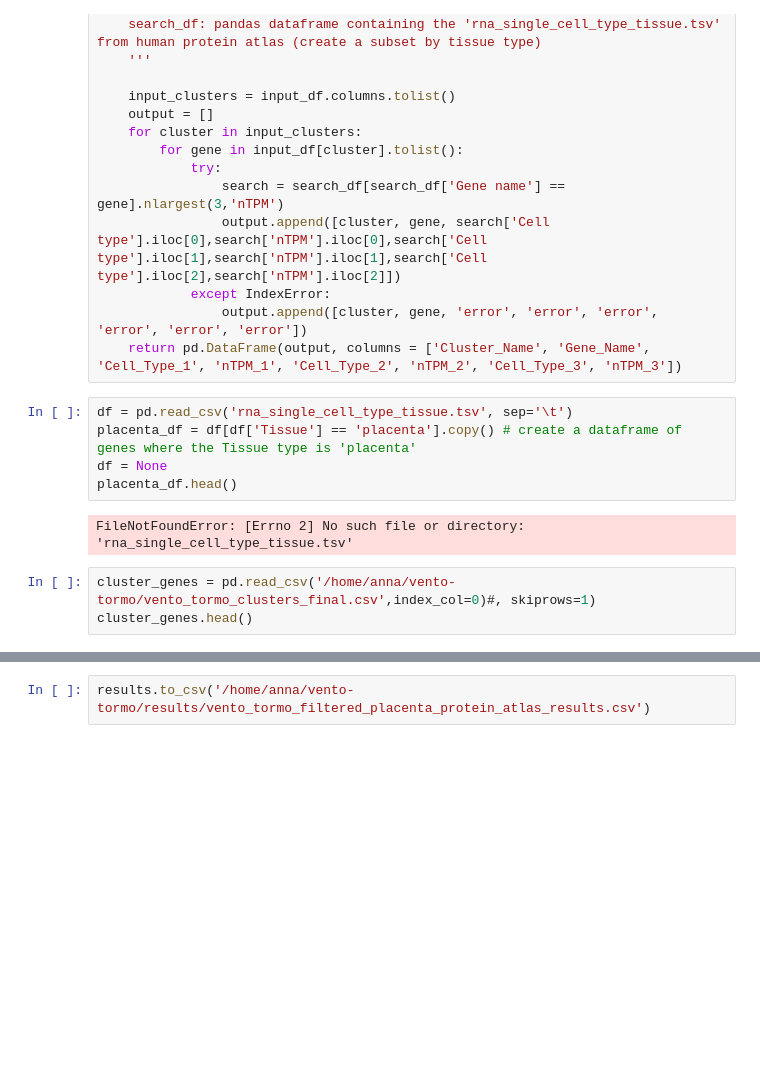
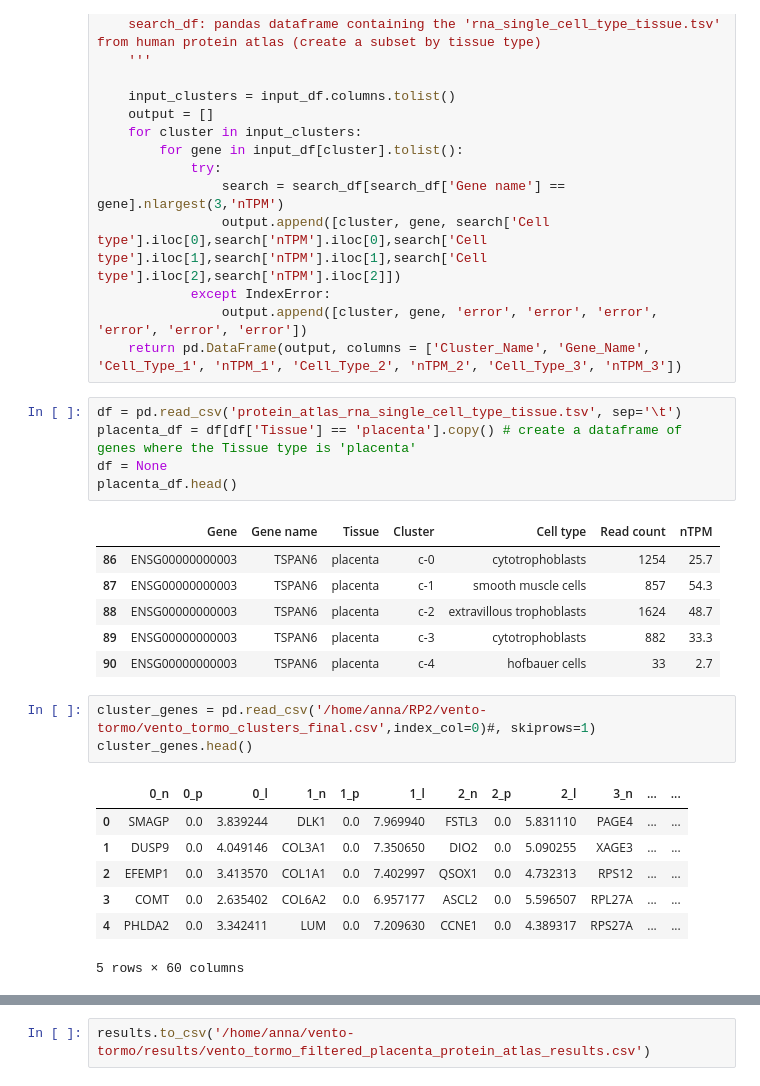
Before and after one commit to annarose13/Functional_Modelling_of_Melatonin_Action_in_the_Placenta, a Jupyter notebook: First_Trimester_scRNAseq_Analysis.ipynb, the cells around one changed output, grey strips where cells are left out. Saved outputs shown, nothing was run; the diff lists cells and outputs as text; blank space fills up the shorter version.

Commit message:
Final Vento-Tormo Data Analysis

```diff
--- a/First_Trimester_scRNAseq_Analysis.ipynb
+++ b/First_Trimester_scRNAseq_Analysis.ipynb
@@ -261,15 +245,28 @@ def gene_lookup(input_df, search_df):
                 output.append([cluster, gene, 'error', 'error', 'error', 'error', 'error', 'error'])
     return pd.DataFrame(output, columns = ['Cluster_Name', 'Gene_Name', 'Cell_Type_1', 'nTPM_1', 'Cell_Type_2', 'nTPM_2', 'Cell_Type_3', 'nTPM_3'])
 # %%
-df = pd.read_csv('rna_single_cell_type_tissue.tsv', sep='\t')
+df = pd.read_csv('protein_atlas_rna_single_cell_type_tissue.tsv', sep='\t')
 placenta_df = df[df['Tissue'] == 'placenta'].copy() # create a dataframe of genes where the Tissue type is 'placenta'
 df = None
 placenta_df.head()
 # %% [output]
-FileNotFoundError: [Errno 2] No such file or directory: 'rna_single_cell_type_tissue.tsv'
+|  | Gene | Gene name | Tissue | Cluster | Cell type | Read count | nTPM |
+| 86 | ENSG00000000003 | TSPAN6 | placenta | c-0 | cytotrophoblasts | 1254 | 25.7 |
+| 87 | ENSG00000000003 | TSPAN6 | placenta | c-1 | smooth muscle cells | 857 | 54.3 |
+| 88 | ENSG00000000003 | TSPAN6 | placenta | c-2 | extravillous trophoblasts | 1624 | 48.7 |
+| 89 | ENSG00000000003 | TSPAN6 | placenta | c-3 | cytotrophoblasts | 882 | 33.3 |
+| 90 | ENSG00000000003 | TSPAN6 | placenta | c-4 | hofbauer cells | 33 | 2.7 |
 # %%
-cluster_genes = pd.read_csv('/home/anna/vento-tormo/vento_tormo_clusters_final.csv',index_col=0)#, skiprows=1)
+cluster_genes = pd.read_csv('/home/anna/RP2/vento-tormo/vento_tormo_clusters_final.csv',index_col=0)#, skiprows=1)
 cluster_genes.head()
+# %% [output]
+|  | 0_n | 0_p | 0_l | 1_n | 1_p | 1_l | 2_n | 2_p | 2_l | 3_n | ... | ... |
+| 0 | SMAGP | 0.0 | 3.839244 | DLK1 | 0.0 | 7.969940 | FSTL3 | 0.0 | 5.831110 | PAGE4 | ... | ... |
+| 1 | DUSP9 | 0.0 | 4.049146 | COL3A1 | 0.0 | 7.350650 | DIO2 | 0.0 | 5.090255 | XAGE3 | ... | ... |
+| 2 | EFEMP1 | 0.0 | 3.413570 | COL1A1 | 0.0 | 7.402997 | QSOX1 | 0.0 | 4.732313 | RPS12 | ... | ... |
+| 3 | COMT | 0.0 | 2.635402 | COL6A2 | 0.0 | 6.957177 | ASCL2 | 0.0 | 5.596507 | RPL27A | ... | ... |
+| 4 | PHLDA2 | 0.0 | 3.342411 | LUM | 0.0 | 7.209630 | CCNE1 | 0.0 | 4.389317 | RPS27A | ... | ... |
+5 rows × 60 columns
 # %%
 cluster_genes = cluster_genes.loc[:,cluster_genes.columns].head(20).copy() # keeps columns and first 20 genes
 cluster_genes
```
Also changed, not shown: parts of 13 cells of this notebook.
